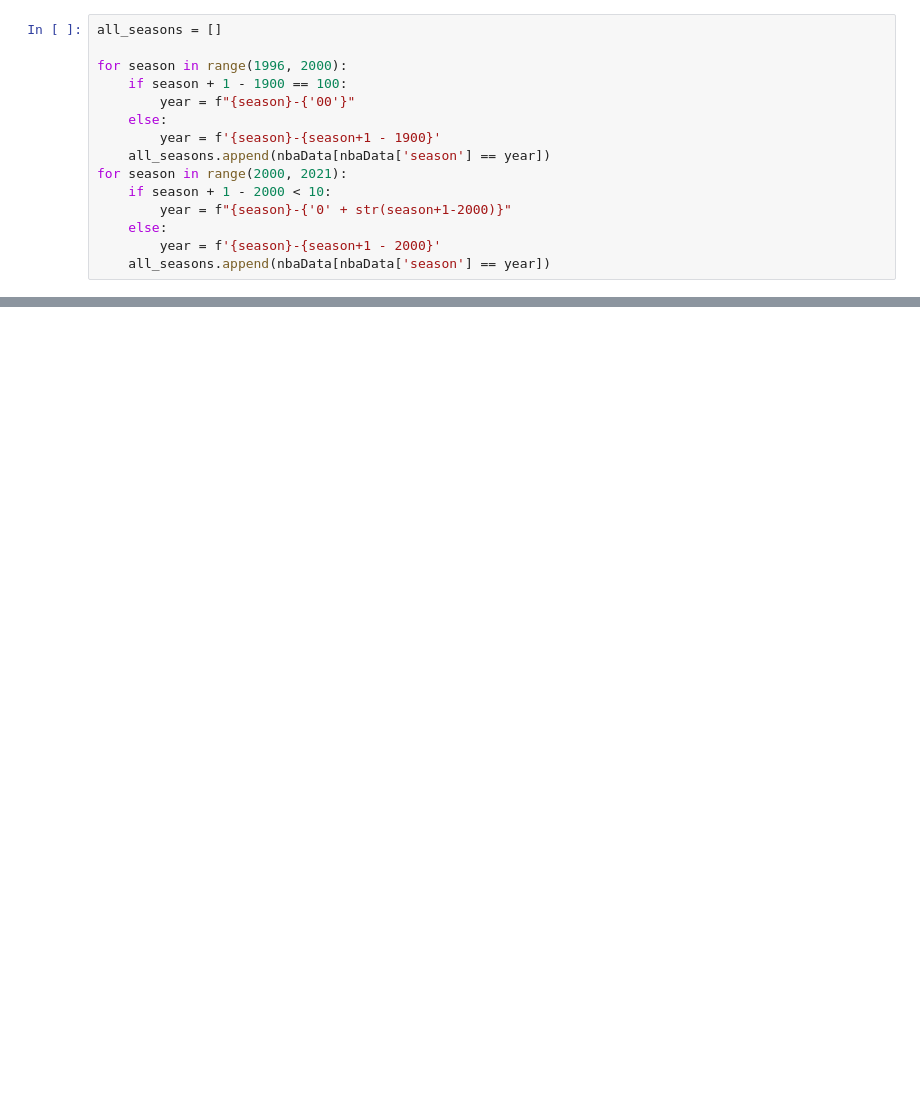
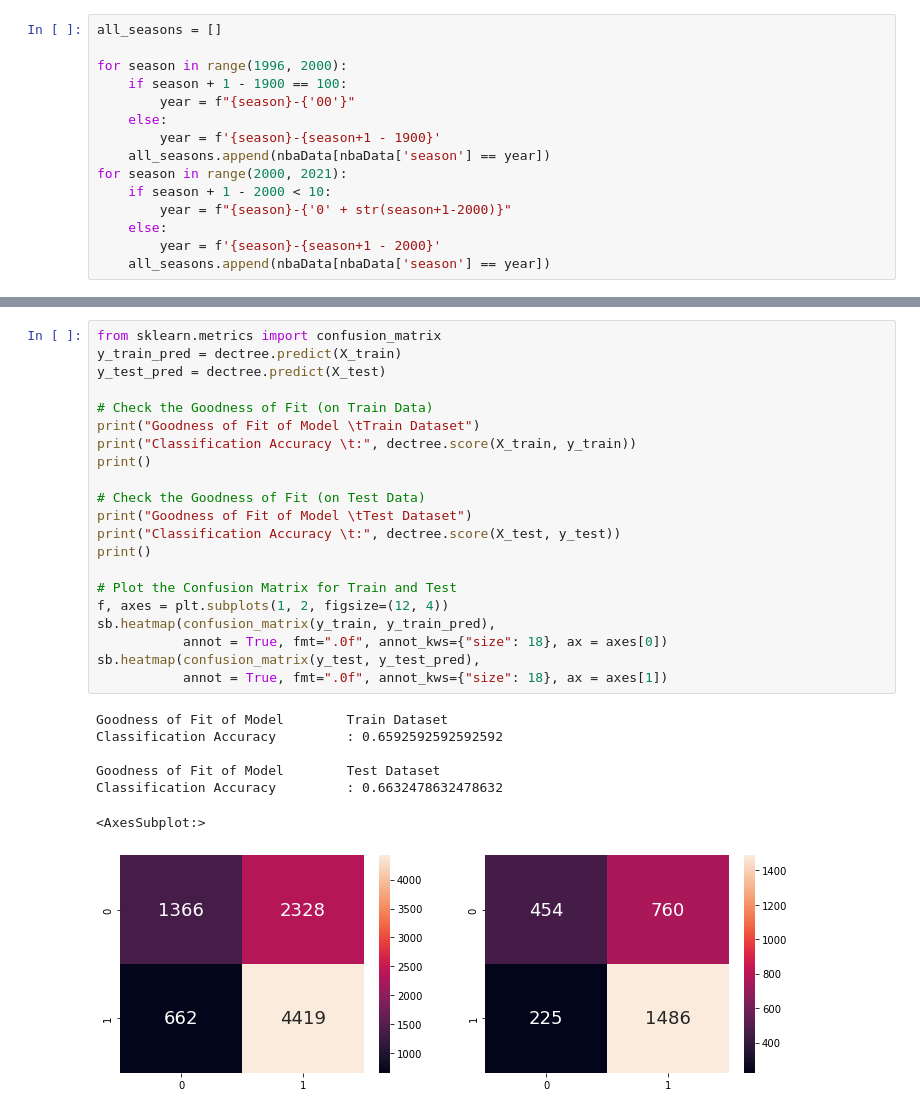
Before and after one commit to agkj/SC1015---NBA-Project, a Jupyter notebook: BestBois.ipynb, the cells around one changed output, grey strips where cells are left out. Drawn from its saved outputs; the diff is of its cells as text; blank space fills up the shorter version.

```diff
--- a/BestBois.ipynb
+++ b/BestBois.ipynb
@@ -130,0 +192,29 @@ season               2020-21
+# %%
+from sklearn.metrics import confusion_matrix
+y_train_pred = dectree.predict(X_train)
+y_test_pred = dectree.predict(X_test)
+
+# Check the Goodness of Fit (on Train Data)
+print("Goodness of Fit of Model \tTrain Dataset")
+print("Classification Accuracy \t:", dectree.score(X_train, y_train))
+print()
+
+# Check the Goodness of Fit (on Test Data)
+print("Goodness of Fit of Model \tTest Dataset")
+print("Classification Accuracy \t:", dectree.score(X_test, y_test))
+print()
+
+# Plot the Confusion Matrix for Train and Test
+f, axes = plt.subplots(1, 2, figsize=(12, 4))
+sb.heatmap(confusion_matrix(y_train, y_train_pred),
+           annot = True, fmt=".0f", annot_kws={"size": 18}, ax = axes[0])
+sb.heatmap(confusion_matrix(y_test, y_test_pred),
+           annot = True, fmt=".0f", annot_kws={"size": 18}, ax = axes[1])
+# %% [output]
+Goodness of Fit of Model        Train Dataset
+Classification Accuracy         : 0.6592592592592592
+
+Goodness of Fit of Model        Test Dataset
+Classification Accuracy         : 0.6632478632478632
+<AxesSubplot:>
+[figure, added]
```
Also changed, not shown: parts of 15 cells of this notebook.
